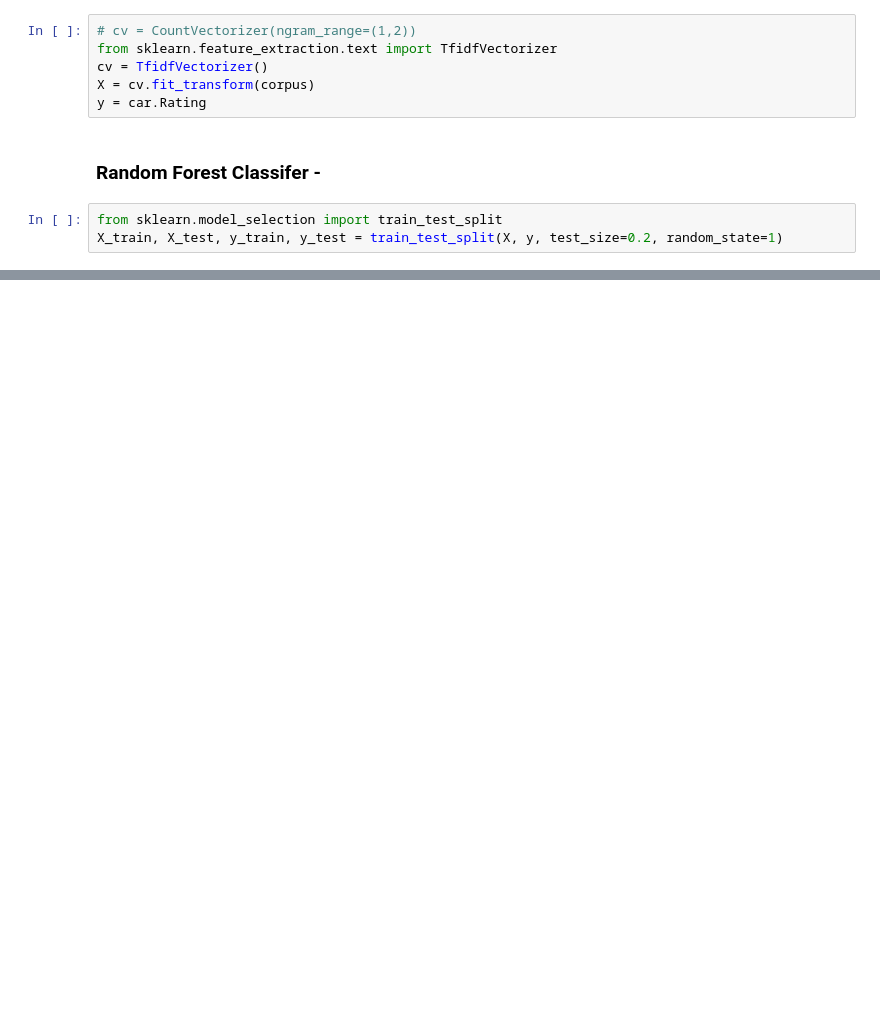
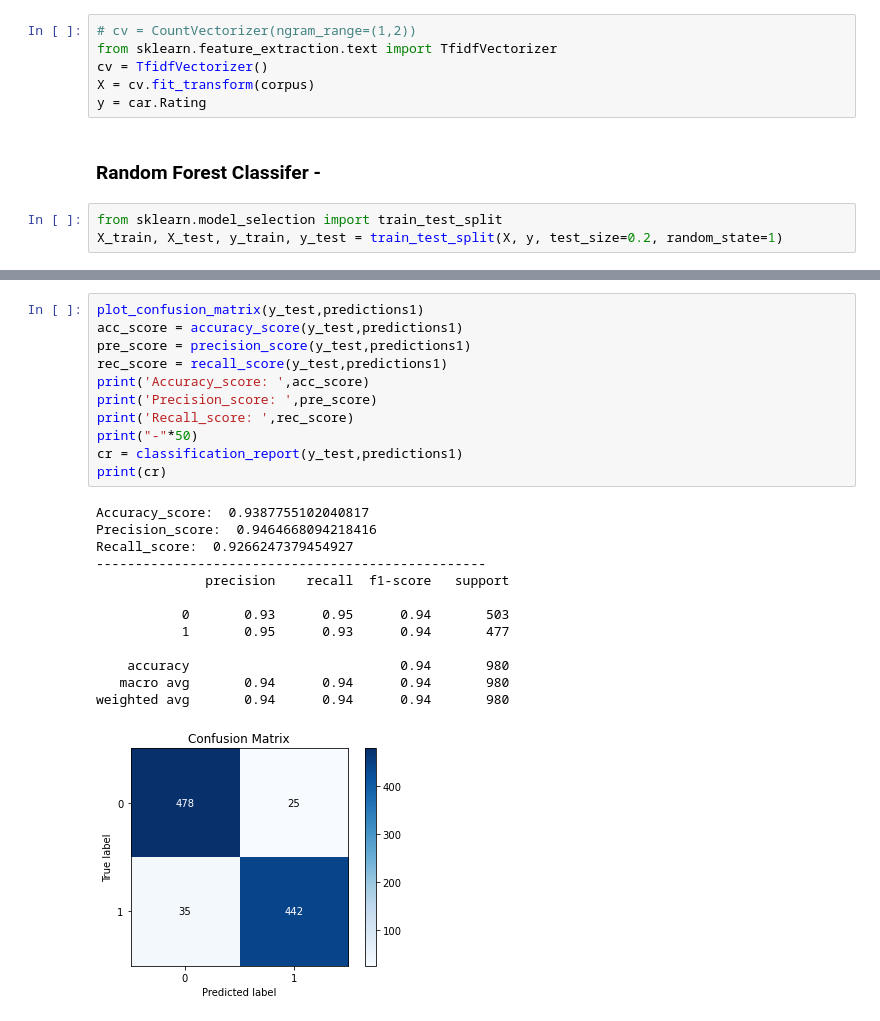
Before and after one commit to sohamjoshi1998/Sentiment_Analysis_of_car_reviews, a Jupyter notebook: Sentiment Analysis of car reviews.ipynb, the cells around one changed output, grey strips where cells are left out. Drawn from its saved outputs; the diff is of its cells as text; blank space fills up the shorter version.

```diff
--- a/Sentiment Analysis of car reviews.ipynb
+++ b/Sentiment Analysis of car reviews.ipynb
@@ -206,0 +221,25 @@ X_train, X_test, y_train, y_test = train_test_split(X, y, test_size=0.2, random_
+# %%
+plot_confusion_matrix(y_test,predictions1)
+acc_score = accuracy_score(y_test,predictions1)
+pre_score = precision_score(y_test,predictions1)
+rec_score = recall_score(y_test,predictions1)
+print('Accuracy_score: ',acc_score)
+print('Precision_score: ',pre_score)
+print('Recall_score: ',rec_score)
+print("-"*50)
+cr = classification_report(y_test,predictions1)
+print(cr)
+# %% [output]
+Accuracy_score:  0.9387755102040817
+Precision_score:  0.9464668094218416
+Recall_score:  0.9266247379454927
+--------------------------------------------------
+              precision    recall  f1-score   support
+
+           0       0.93      0.95      0.94       503
+           1       0.95      0.93      0.94       477
+
+    accuracy                           0.94       980
+   macro avg       0.94      0.94      0.94       980
+weighted avg       0.94      0.94      0.94       980
+[figure, added]
```
Also changed, not shown: parts of 10 cells of this notebook.
